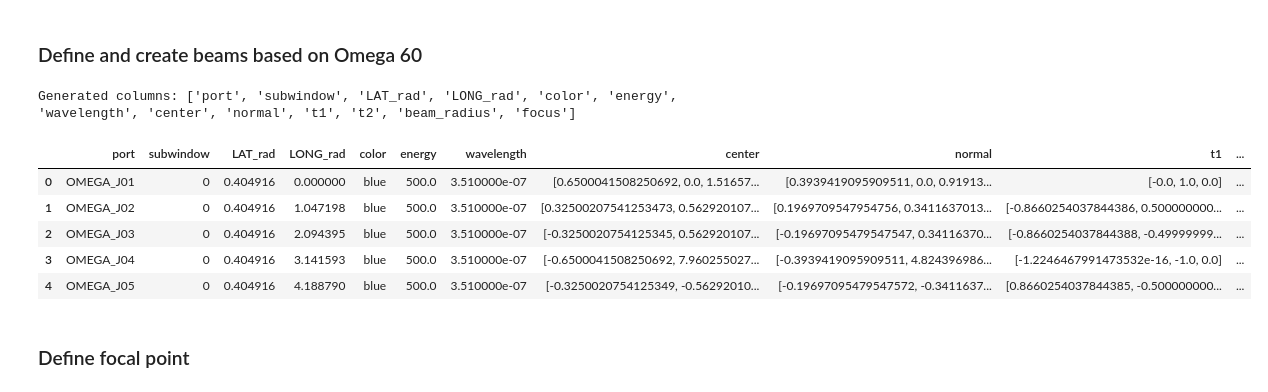
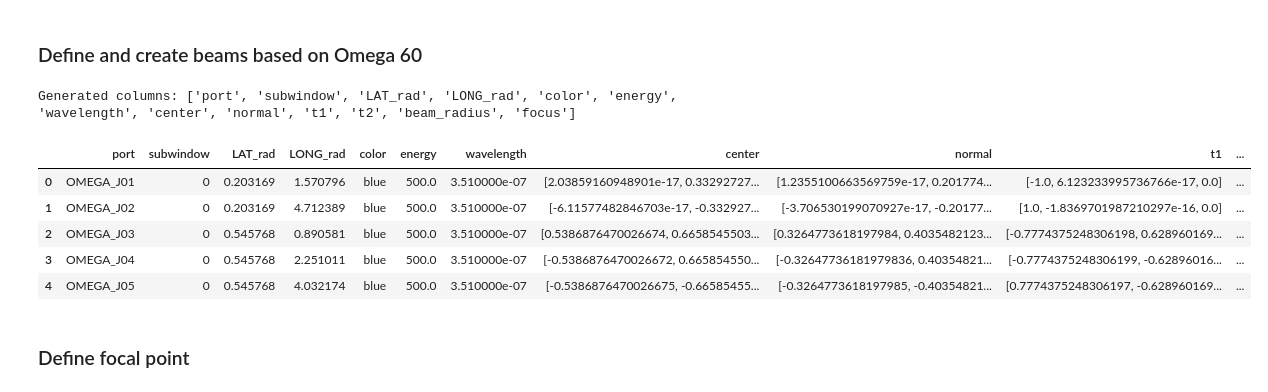
Before and after one commit to clarajdr/Omega60-DD-ICF-simulation, a Jupyter notebook: samplerays.ipynb, the cells around one changed output. Cells and saved outputs as stored; diff of their text form; code cells hidden in the pictures.

```diff
--- a/samplerays.ipynb
+++ b/samplerays.ipynb
@@ -151,94 +139,73 @@ WINDOW_SIZE = 0.30 #meters
 # %% [markdown]
 ### Define and create beams based on Omega 60
 # %%
-def get_omega_dataframe():
-    """
-    Constructs the master database for OMEGA-60 laser parameters.
-    Calculates local coordinate systems (tangent and normal vectors) for each beam,
-    ensuring compatibility with ARWEN simulation requirements.
-    """
-    # --- 1. Physical Configuration ---
+def get_omega60_dataframe():
     DEFAULT_ENERGY = 500.0     # Default beam energy [Joules]
-    WAVELENGTH = 351e-9        # UV laser wavelength [351 nm]
+    WAVELENGTH = 351e-9
 
-    # OMEGA-60 port configuration: (Theta_deg, Beam_Count, Phi_Offset_deg)
-    # Based on the standard 60-beam direct-drive geometry.
-    omega_config = [
-        (23.2, 6, 0), (47.8, 12, 15), (59.1, 12, 0),   # Northern Hemisphere
-        (120.9, 12, 0), (132.2, 12, 15), (156.8, 6, 0) # Southern Hemisphere
-    ]
+    omega_config= test.generare_Truncated_icosahedron()
+    all_data=[]
+    beam_count=1
 
-    all_data = []
-    beam_count = 1
+    for r, theta, phi in omega_config:
 
-    for theta_deg, num_beams, phi_offset in omega_config:
-        # Uniform azimuthal distribution over 360°
-        phis_deg = np.linspace(0, 360, num_beams, endpoint=False) + phi_offset
+        x, y, z= test.sph_to_cart(CHAMBER_RADIUS, theta, phi) #laser ports are on the chamber
+        theta_rad=theta
+        phi_rad=phi %60
 
-        for phi_deg in phis_deg:
-            # --- 2. Geometric Coordinate Transformation ---
-            # Conversion to radians for NumPy trigonometric functions
-            theta_rad = np.deg2rad(theta_deg)
-            phi_rad = np.deg2rad(phi_deg % 360)
+        nx = np.sin(theta_rad) * np.cos(phi_rad)
+        ny = np.sin(theta_rad) * np.sin(phi_rad)
+        nz = np.cos(theta_rad)
+        normal_u = np.array([nx, ny, nz])
 
-            # Unit normal vector (beam propagation direction)
-            # In a center-aligned sphere, the normal is the radial vector
-            nx = np.sin(theta_rad) * np.cos(phi_rad)
-            ny = np.sin(theta_rad) * np.sin(phi_rad)
-            nz = np.cos(theta_rad)
-            normal_u = np.array([nx, ny, nz])
+        center = normal_u * CHAMBER_RADIUS
 
-            # Position of the port center on the chamber wall
-            center = normal_u * CHAMBER_RADIUS
-
-            # --- 3. Local Tangent Basis Calculation (t1, t2) ---
+        # --- 3. Local Tangent Basis Calculation (t1, t2) ---
             # t1: Azimuthal direction vector (East-West alignment)
-            t1 = np.array([-np.sin(phi_rad), np.cos(phi_rad), 0.0])
+        t1 = np.array([-np.sin(phi_rad), np.cos(phi_rad), 0.0])
 
             # Singularity handling at the poles (if t1 is null)
-            if np.linalg.norm(t1) < 1e-6:
-                t1 = np.array([1, 0, 0])
-            t1 /= np.linalg.norm(t1)
+        if np.linalg.norm(t1) < 1e-6:
+            t1 = np.array([1, 0, 0])
+        t1 /= np.linalg.norm(t1)
 
             # t2: Polar direction vector (North-South alignment) via cross product
             # Completes the orthogonal right-handed coordinate system (t1, t2, normal)
-            t2 = np.cross(normal_u, t1)
-            t2 /= np.linalg.norm(t2)
+        t2 = np.cross(normal_u, t1)
+        t2 /= np.linalg.norm(t2)
 
-            # --- 4. Data Record Assembly (Standardized Format) ---
-            all_data.append({
+        all_data.append({
                 'port': f'OMEGA_J{beam_count:02d}',
                 'subwindow': 0,              # Specific to OMEGA (unlike NIF quads)
                 'LAT_rad': theta_rad,        # Latitude (Theta) in radians
                 'LONG_rad': phi_rad,         # Longitude (Phi) in radians
-                'color': 'blue' if theta_deg < 90 else 'red',
+                'color': 'blue' if theta < math.pi/2 else 'red',
                 'energy': DEFAULT_ENERGY,
                 'wavelength': WAVELENGTH,
                 'center': center,            # Numpy array [x, y, z]
                 'normal': normal_u,          # Numpy unit vector [nx, ny, nz]
                 't1': t1,                    # First tangent vector
                 't2': t2,                    # Second tangent vector
                 'beam_radius': BEAM_RADIUS,
                 'focus': None                # Placeholder for focusing parameters
             })
-            beam_count += 1
+        beam_count += 1
 
     return pd.DataFrame(all_data)
 
-# --- EXECUTION ---
-df_omega = get_omega_dataframe()
+df_omega = get_omega60_dataframe()
 
 # Data verification
 print(f"Generated columns: {df_omega.columns.tolist()}")
 df_omega.head()
 # %% [output]
 Generated columns: ['port', 'subwindow', 'LAT_rad', 'LONG_rad', 'color', 'energy', 'wavelength', 'center', 'normal', 't1', 't2', 'beam_radius', 'focus']
 |  | port | subwindow | LAT_rad | LONG_rad | color | energy | wavelength | center | normal | t1 | ... |
-| 0 | OMEGA_J01 | 0 | 0.404916 | 0.000000 | blue | 500.0 | 3.510000e-07 | [0.6500041508250692, 0.0, 1.51657... | [0.3939419095909511, 0.0, 0.91913... | [-0.0, 1.0, 0.0] | ... |
-| 1 | OMEGA_J02 | 0 | 0.404916 | 1.047198 | blue | 500.0 | 3.510000e-07 | [0.32500207541253473, 0.562920107... | [0.1969709547954756, 0.3411637013... | [-0.8660254037844386, 0.500000000... | ... |
-| 2 | OMEGA_J03 | 0 | 0.404916 | 2.094395 | blue | 500.0 | 3.510000e-07 | [-0.3250020754125345, 0.562920107... | [-0.19697095479547547, 0.34116370... | [-0.8660254037844388, -0.49999999... | ... |
-| 3 | OMEGA_J04 | 0 | 0.404916 | 3.141593 | blue | 500.0 | 3.510000e-07 | [-0.6500041508250692, 7.960255027... | [-0.3939419095909511, 4.824396986... | [-1.2246467991473532e-16, -1.0, 0.0] | ... |
-| 4 | OMEGA_J05 | 0 | 0.404916 | 4.188790 | blue | 500.0 | 3.510000e-07 | [-0.3250020754125349, -0.56292010... | [-0.19697095479547572, -0.3411637... | [0.8660254037844385, -0.500000000... | ... |
+| 0 | OMEGA_J01 | 0 | 0.203169 | 1.570796 | blue | 500.0 | 3.510000e-07 | [2.03859160948901e-17, 0.33292727... | [1.2355100663569759e-17, 0.201774... | [-1.0, 6.123233995736766e-17, 0.0] | ... |
+| 1 | OMEGA_J02 | 0 | 0.203169 | 4.712389 | blue | 500.0 | 3.510000e-07 | [-6.11577482846703e-17, -0.332927... | [-3.706530199070927e-17, -0.20177... | [1.0, -1.8369701987210297e-16, 0.0] | ... |
+| 2 | OMEGA_J03 | 0 | 0.545768 | 0.890581 | blue | 500.0 | 3.510000e-07 | [0.5386876470026674, 0.6658545503... | [0.3264773618197984, 0.4035482123... | [-0.7774375248306198, 0.628960169... | ... |
+| 3 | OMEGA_J04 | 0 | 0.545768 | 2.251011 | blue | 500.0 | 3.510000e-07 | [-0.5386876470026672, 0.665854550... | [-0.32647736181979836, 0.40354821... | [-0.7774375248306199, -0.62896016... | ... |
+| 4 | OMEGA_J05 | 0 | 0.545768 | 4.032174 | blue | 500.0 | 3.510000e-07 | [-0.5386876470026675, -0.66585455... | [-0.3264773618197985, -0.40354821... | [0.7774375248306197, -0.628960169... | ... |
 # %% [markdown]
 ### Define focal point
 # %%
```
Also changed, not shown: parts of 18 cells of this notebook, 7 other files.
